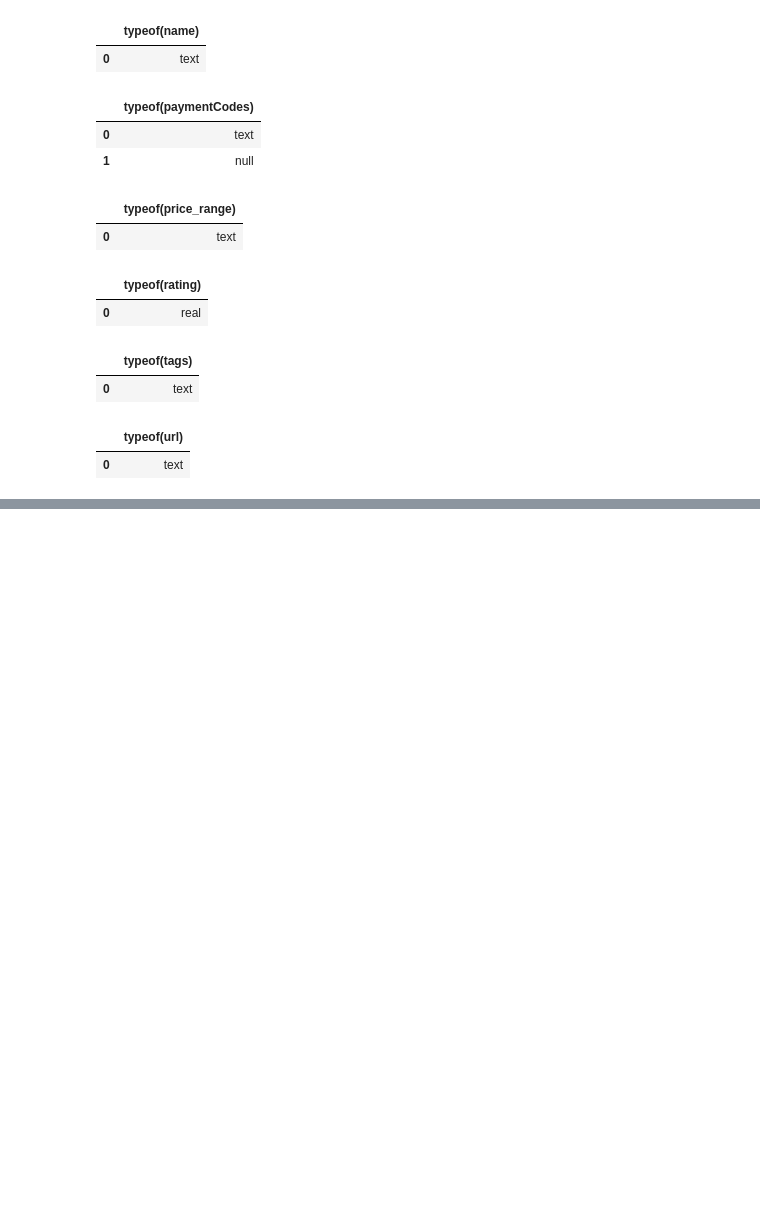
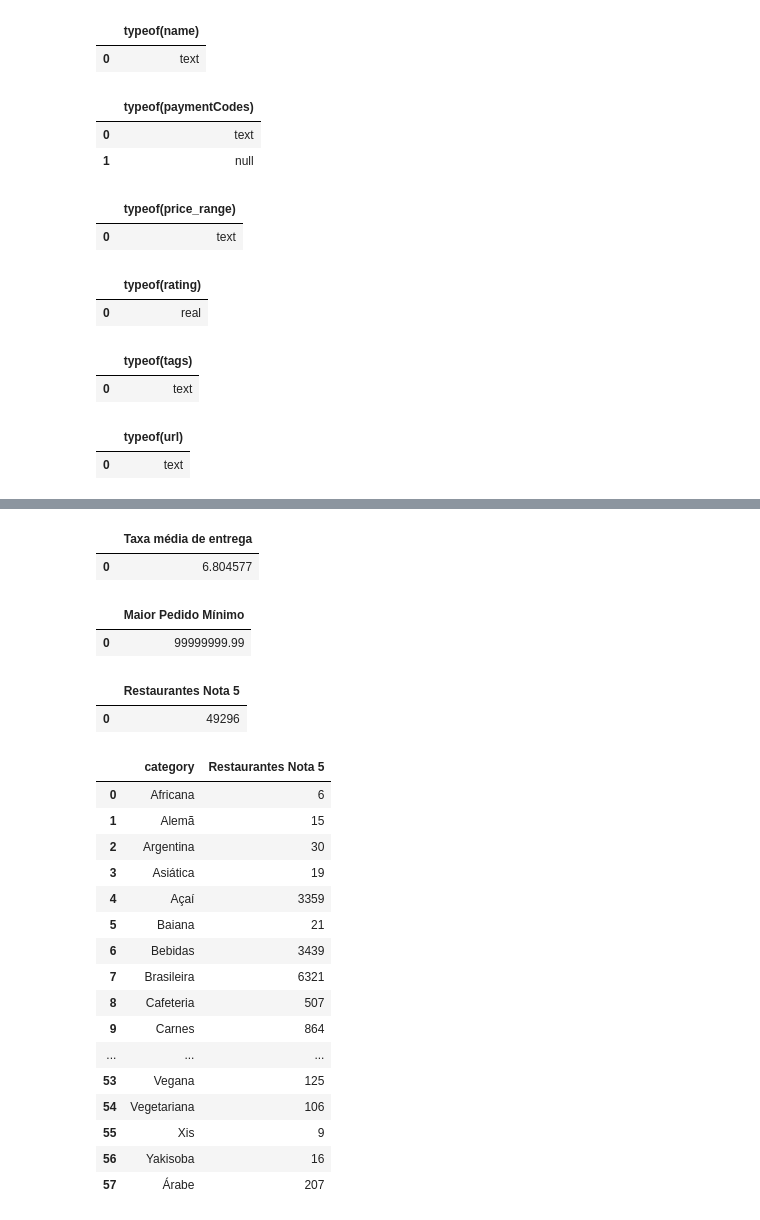
Before and after one commit to LeonardoHBritoo/Querys-Dados-Ifood, a Jupyter notebook: LendoDeArquivo.ipynb, the cells around one changed output, grey strips where cells are left out. Saved outputs shown, nothing was run; the diff lists cells and outputs as text; code cells hidden in the pictures; blank space fills up the shorter version.

```diff
--- a/LendoDeArquivo.ipynb
+++ b/LendoDeArquivo.ipynb
@@ -62,0 +142,74 @@ ps.sqldf( """
+# %%
+# Pergunta 4: Qual a média de taxa de entrega?
+ps.sqldf(
+"""
+    SELECT
+        AVG(delivery_fee) as 'Taxa média de entrega'
+    FROM
+        ifood
+"""
+)
+# %% [output]
+|  | Taxa média de entrega |
+| 0 | 6.804577 |
+# %%
+# Pergunta 5: Qual o maior valor mínimo de pedido?
+ps.sqldf(
+"""
+    SELECT
+        MAX(minimumOrderValue) as 'Maior Pedido Mínimo'
+    FROM
+        ifood
+"""
+)
+# Aqui há uma inconsistencia e deve ser verificado se há problema com a base, a captura dos dados ou com o cadastro do restaurante
+# %% [output]
+|  | Maior Pedido Mínimo |
+| 0 | 99999999.99 |
+# %%
+# Pergunta 6: Quantos restaurantes avaliados com nota 5 existem na base?
+ps.sqldf(
+"""
+    SELECT
+        COUNT(rating) AS 'Restaurantes Nota 5'
+    FROM
+        ifood
+    WHERE
+        rating = 5.0
+"""
+)
+# %% [output]
+|  | Restaurantes Nota 5 |
+| 0 | 49296 |
+# %%
+# Pergunta 6: Quantos restaurantes avaliados com nota 5 existem para cada categoria?
+ps.sqldf(
+"""
+    SELECT
+        DISTINCT category AS category,
+        COUNT(rating) OVER(PARTITION BY category) AS 'Restaurantes Nota 5'
+    FROM
+        ifood
+    WHERE
+        rating = 5.0
+
+"""
+)
+# %% [output]
+|  | category | Restaurantes Nota 5 |
+| 0 | Africana | 6 |
+| 1 | Alemã | 15 |
+| 2 | Argentina | 30 |
+| 3 | Asiática | 19 |
+| 4 | Açaí | 3359 |
+| 5 | Baiana | 21 |
+| 6 | Bebidas | 3439 |
+| 7 | Brasileira | 6321 |
+| 8 | Cafeteria | 507 |
+| 9 | Carnes | 864 |
+| ... | ... | ... |
+| 53 | Vegana | 125 |
+| 54 | Vegetariana | 106 |
+| 55 | Xis | 9 |
+| 56 | Yakisoba | 16 |
+| 57 | Árabe | 207 |
```
Also changed, not shown: parts of 9 cells of this notebook.
